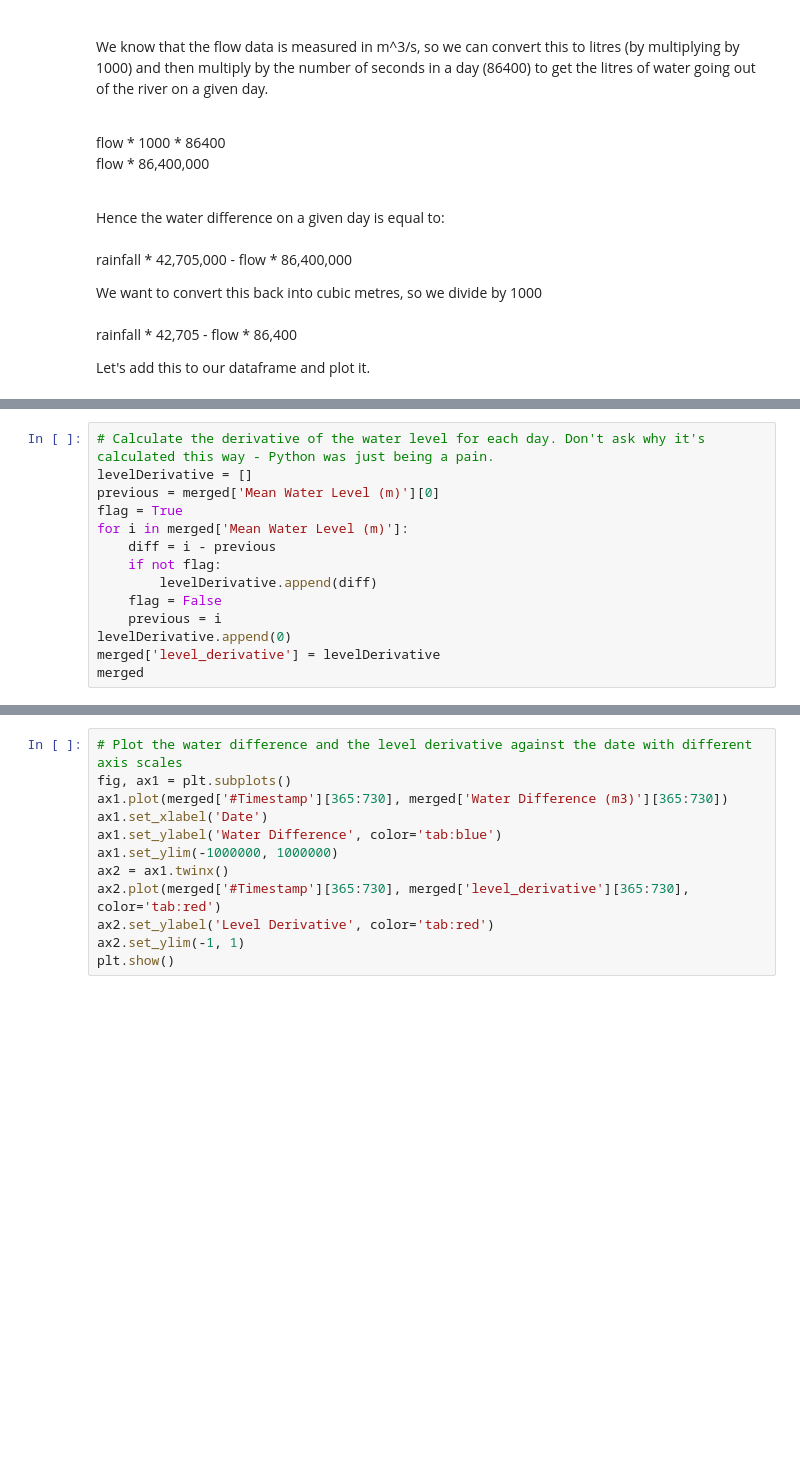
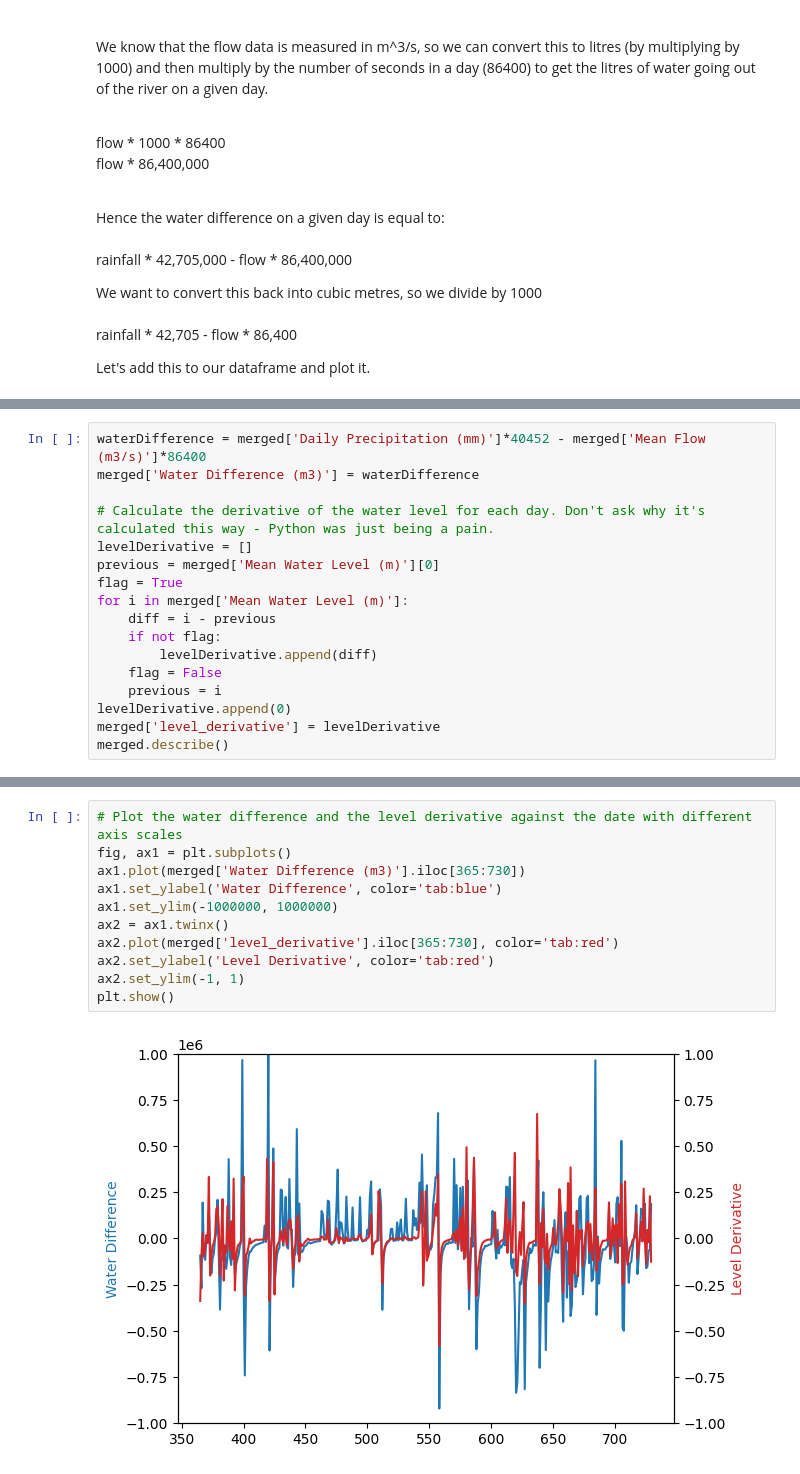
Before and after one commit to IainHigh/IEL, a Jupyter notebook: Daily_Data.ipynb, the cells around one changed output, grey strips where cells are left out. Saved outputs shown, nothing was run; the diff lists cells and outputs as text; blank space fills up the shorter version.

```diff
--- a/Daily_Data.ipynb
+++ b/Daily_Data.ipynb
@@ -64,4 +66,7 @@ merged.describe()
 # %%
+waterDifference = merged['Daily Precipitation (mm)']*40452 - merged['Mean Flow (m3/s)']*86400
+merged['Water Difference (m3)'] = waterDifference
+
 # Calculate the derivative of the water level for each day. Don't ask why it's calculated this way - Python was just being a pain.
 levelDerivative = []
 previous = merged['Mean Water Level (m)'][0]
@@ -74,4 +79,4 @@ for i in merged['Mean Water Level (m)']:
     previous = i
 levelDerivative.append(0)
 merged['level_derivative'] = levelDerivative
-merged
+merged.describe()
@@ -78,13 +93,14 @@ merged
 # %%
 # Plot the water difference and the level derivative against the date with different axis scales
 fig, ax1 = plt.subplots()
-ax1.plot(merged['#Timestamp'][365:730], merged['Water Difference (m3)'][365:730])
-ax1.set_xlabel('Date')
+ax1.plot(merged['Water Difference (m3)'].iloc[365:730])
 ax1.set_ylabel('Water Difference', color='tab:blue')
 ax1.set_ylim(-1000000, 1000000)
 ax2 = ax1.twinx()
-ax2.plot(merged['#Timestamp'][365:730], merged['level_derivative'][365:730], color='tab:red')
+ax2.plot(merged['level_derivative'].iloc[365:730], color='tab:red')
 ax2.set_ylabel('Level Derivative', color='tab:red')
 ax2.set_ylim(-1, 1)
 plt.show()
+# %% [output]
+[figure, added]
 # %%
```
Also changed, not shown: parts of 14 cells of this notebook, 6 other files.
